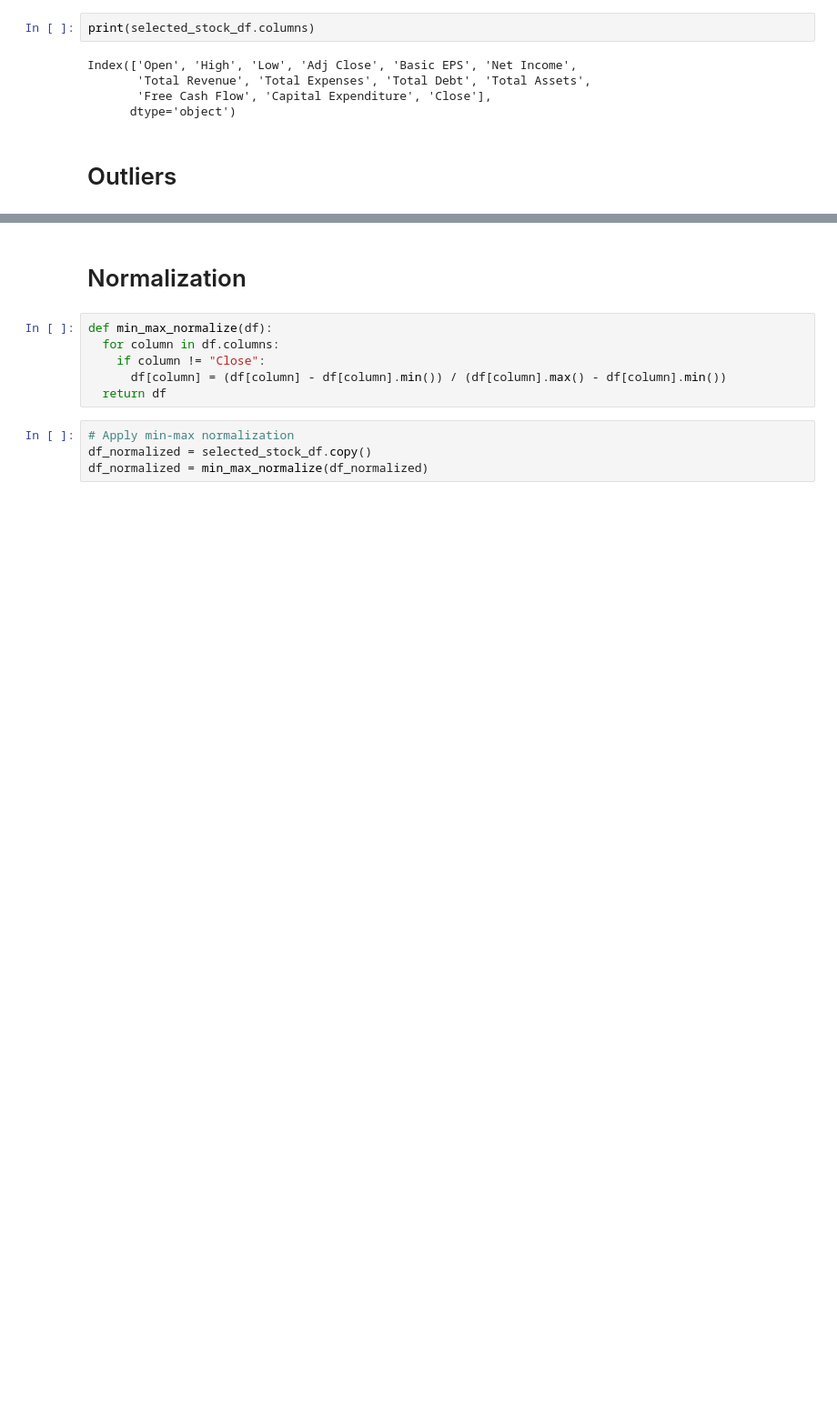
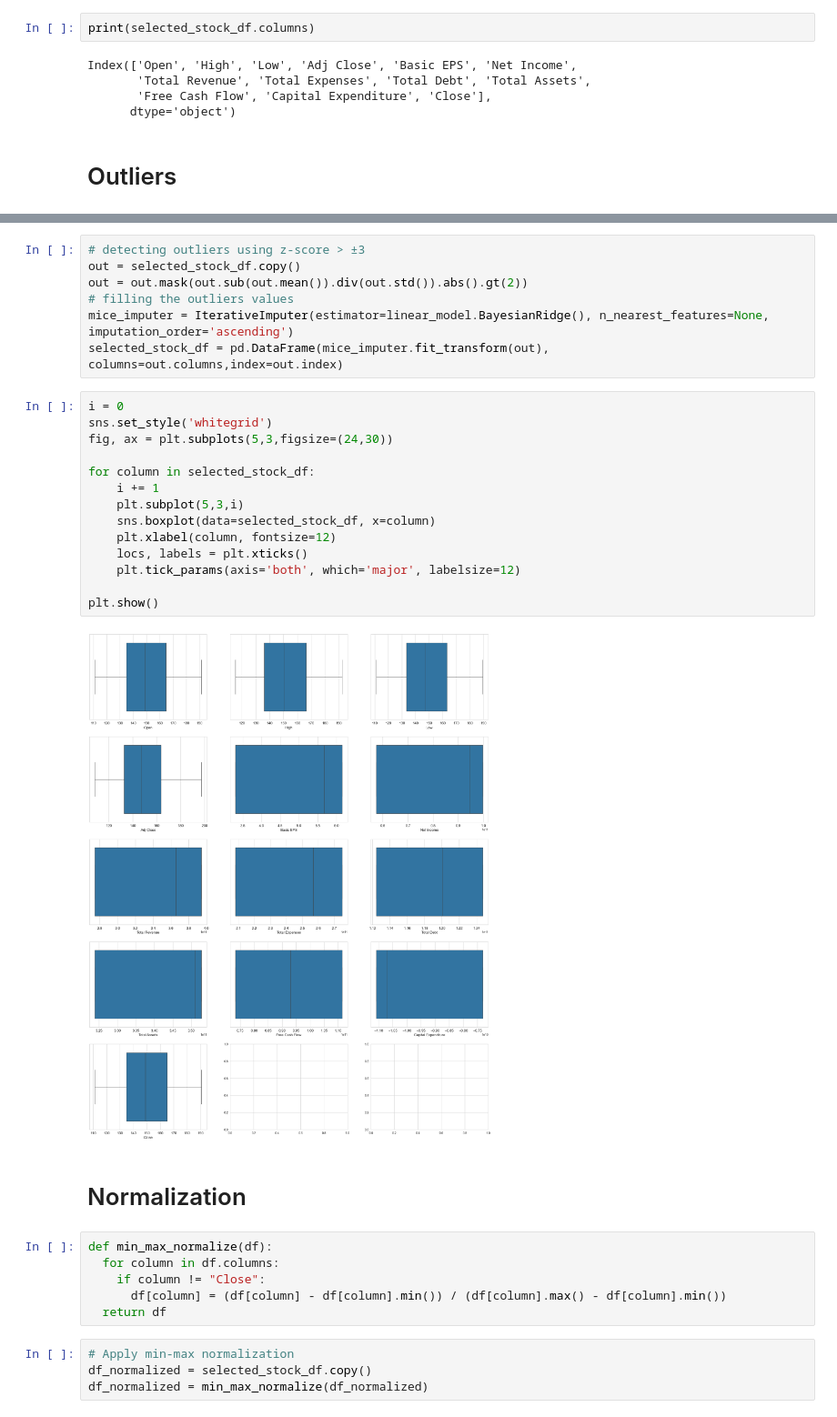
Before and after one commit to AdhamSakr/stockpredictor, a Jupyter notebook: eda/eda.ipynb, the cells around one changed output, grey strips where cells are left out. Shown at 91% size. Drawn from its saved outputs; the diff is of its cells as text; blank space fills up the shorter version.

```diff
--- a/eda/eda.ipynb
+++ b/eda/eda.ipynb
@@ -509,3 +509,26 @@ for column in selected_stock_df:
+# %%
+# detecting outliers using z-score > ±3
+out = selected_stock_df.copy()
+out = out.mask(out.sub(out.mean()).div(out.std()).abs().gt(2))
+# filling the outliers values
+mice_imputer = IterativeImputer(estimator=linear_model.BayesianRidge(), n_nearest_features=None, imputation_order='ascending')
+selected_stock_df = pd.DataFrame(mice_imputer.fit_transform(out), columns=out.columns,index=out.index)
+# %%
+i = 0
+sns.set_style('whitegrid')
+fig, ax = plt.subplots(5,3,figsize=(24,30))
+
+for column in selected_stock_df:
+    i += 1
+    plt.subplot(5,3,i)
+    sns.boxplot(data=selected_stock_df, x=column)
+    plt.xlabel(column, fontsize=12)
+    locs, labels = plt.xticks()
+    plt.tick_params(axis='both', which='major', labelsize=12)
+
+plt.show()
+# %% [output]
+[figure, added]
 # %% [markdown]
 # Normalization
 # %%
```
Also changed, not shown: parts of 46 cells of this notebook.
